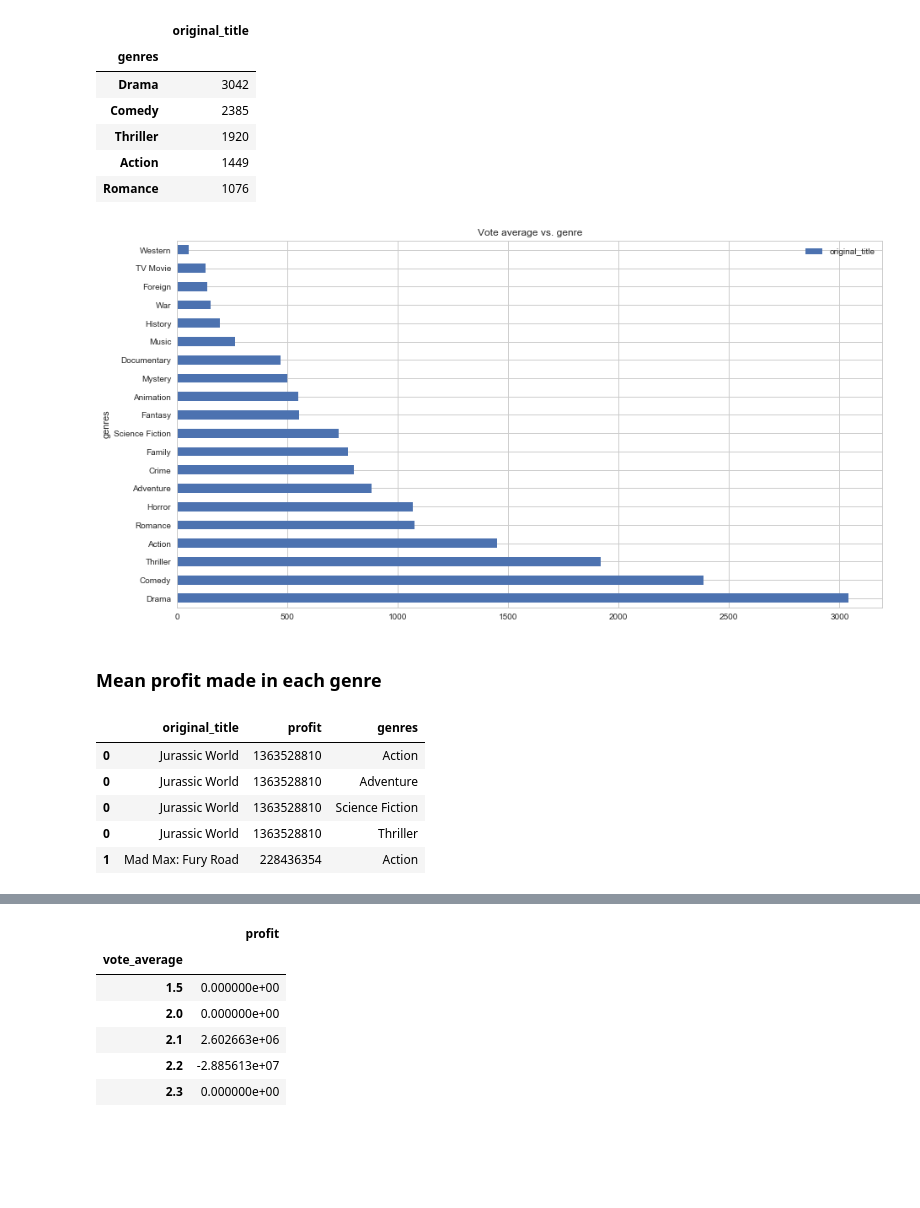
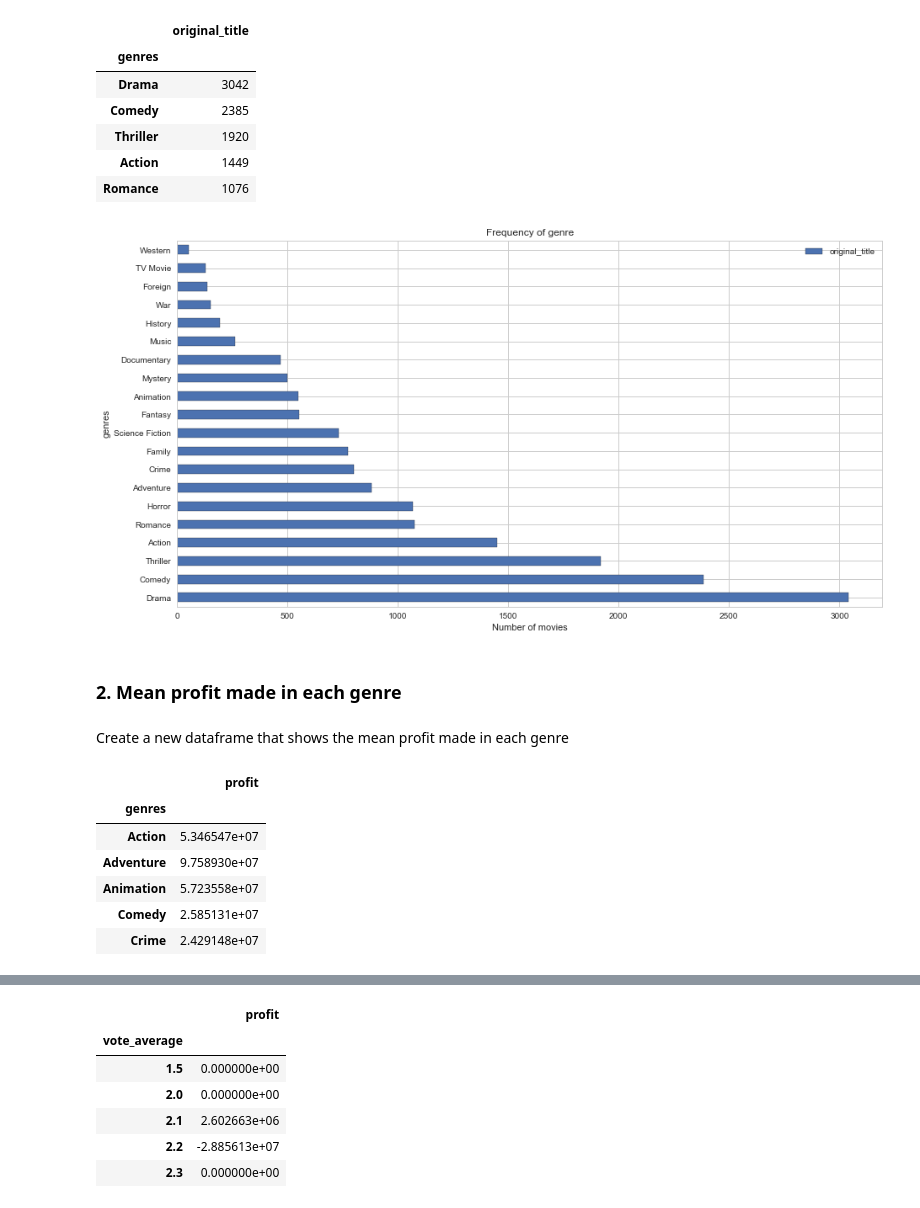
Before and after one commit to sian-nadin/Investigate-movie-genres, a Jupyter notebook: investigate-a-dataset-template.ipynb, the cells around one changed output, grey strips where cells are left out. Saved outputs shown, nothing was run; the diff lists cells and outputs as text; code cells hidden in the pictures; blank space fills up the shorter version.

Commit message:
add titles and labels to graphs

```diff
--- a/investigate-a-dataset-template.ipynb
+++ b/investigate-a-dataset-template.ipynb
@@ -93,7 +83,7 @@ First, take a quick look at the data above to see if we need to clean or trim an
 # %% [markdown]
 First, create a new table with just the fields that we're inteersted in
 # %%
-new_dataset = data.filter(['profit','original_title','director', 'genres', 'production_companies', 'release_date', 'release_year', 'vote_average'], axis=1)
+new_dataset = data.filter(['profit','original_title', 'genres', 'release_date', 'release_year', 'vote_average'], axis=1)
 # %%
 new_dataset.head()
 # %% [output]
@@ -160,21 +156,25 @@ freq_genres_df.head()
 | Action | 1449 |
 | Romance | 1076 |
 # %%
-freq_genres_df[['original_title']].plot.barh(stacked=False, title = 'Vote average vs. genre', figsize=(15, 8));
+freq_genres_df[['original_title']].plot.barh(stacked=False, title = 'Frequency of genre', figsize=(15, 8));
+plt.xlabel('Number of movies')
 plt.show()
 # %% [output]
-[figure, old version]
+[figure, new version]
 # %% [markdown]
-### Mean profit made in each genre
+### 2. Mean profit made in each genre
+# %% [markdown]
+Create a new dataframe that shows the mean profit made in each genre
 # %%
 profit_and_genres_df = final_dataframe[['original_title', 'profit', 'genres']]
-new_df = profit_and_genres_df.groupby(['genres']).mean()
-profit_and_genres_df.head()
+mean_profit_vs_genre_df = profit_and_genres_df.groupby(['genres']).mean()
+mean_profit_vs_genre_df.head()
 # %% [output]
-|  | original_title | profit | genres |
-| 0 | Jurassic World | 1363528810 | Action |
-| 0 | Jurassic World | 1363528810 | Adventure |
-| 0 | Jurassic World | 1363528810 | Science Fiction |
-| 0 | Jurassic World | 1363528810 | Thriller |
-| 1 | Mad Max: Fury Road | 228436354 | Action |
+|  | profit |
+| genres |  |
+| Action | 5.346547e+07 |
+| Adventure | 9.758930e+07 |
+| Animation | 5.723558e+07 |
+| Comedy | 2.585131e+07 |
+| Crime | 2.429148e+07 |
 # %%
```
Also changed, not shown: parts of 37 cells of this notebook.
